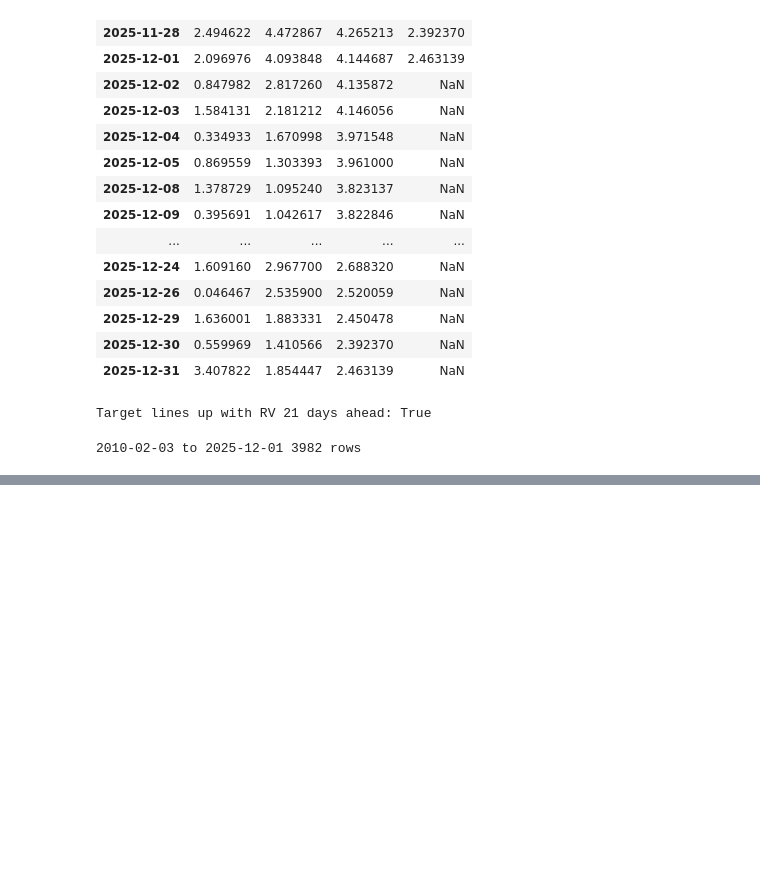
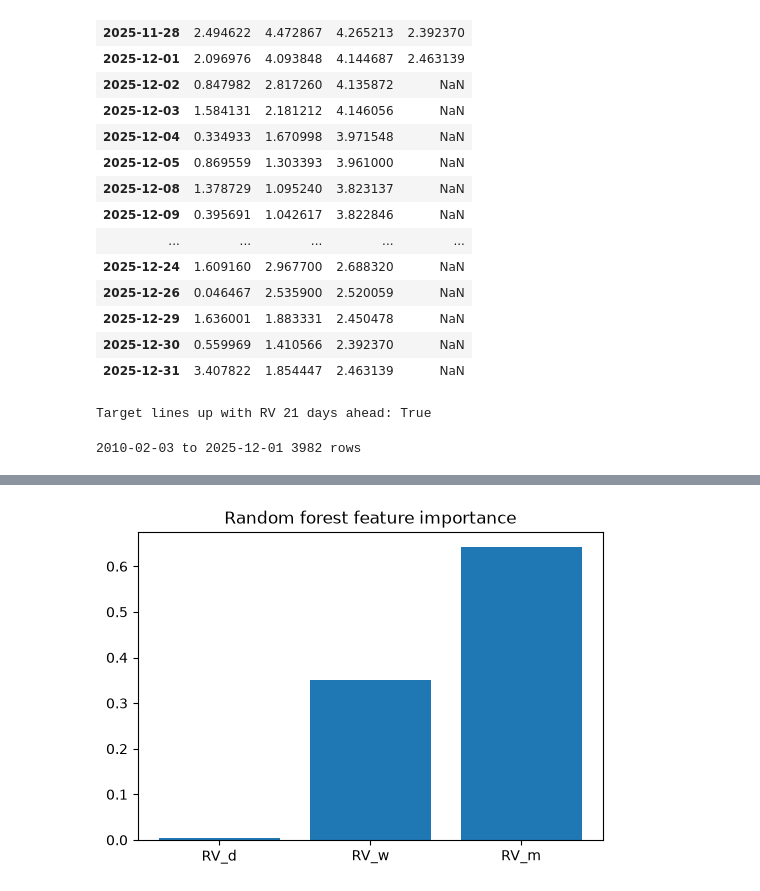
Before and after one commit to lewis-shearer/Stock_Volatility_Forecasting, a Jupyter notebook: volatility_forecasting.ipynb, the cells around one changed output, grey strips where cells are left out. Cells and saved outputs as stored; diff of their text form; code cells hidden in the pictures; blank space fills up the shorter version.

Commit message:
Add purged chronological split with naive, HAR regression, random forest and LSTM forecasts

```diff
--- a/volatility_forecasting.ipynb
+++ b/volatility_forecasting.ipynb
@@ -158,0 +167,10 @@ print(df.index.min().date(), 'to', df.index.max().date(), len(df), 'rows')
+# %%
+GAP = 21
+
+train = df[df.index < '2020-01-01'].iloc[:-GAP]
+val = df[(df.index >= '2020-01-01') & (df.index < '2022-01-01')].iloc[:-GAP]
+test = df[df.index >= '2022-01-01']
+
+print('Train:', train.index.min().date(), 'to', train.index.max().date(), len(train))
+print('Val:  ', val.index.min().date(), 'to', val.index.max().date(), len(val))
+print('Test: ', test.index.min().date(), 'to', test.index.max().date(), len(test))
@@ -158,0 +181,4 @@ print(df.index.min().date(), 'to', df.index.max().date(), len(df), 'rows')
+# %%
+X_train, y_train = train[features], train['Target']
+X_val, y_val = val[features], val['Target']
+X_test, y_test = test[features], test['Target']
@@ -158,0 +207,9 @@ print(df.index.min().date(), 'to', df.index.max().date(), len(df), 'rows')
+# %%
+lreg = LinearRegression()
+lreg.fit(X_train, y_train)
+
+print('Intercept:', round(lreg.intercept_, 3))
+for name, coef in zip(features, lreg.coef_):
+    print(name, round(coef, 3))
+
+evaluate_model(y_val, lreg.predict(X_val), 'HAR (validation)')
@@ -158,0 +231,17 @@ print(df.index.min().date(), 'to', df.index.max().date(), len(df), 'rows')
+# %%
+# try a few depths and keep the one with the lowest validation MAE
+val_scores = {}
+for depth in [2, 3, 5, 8, None]:
+    rf = RandomForestRegressor(n_estimators=200, max_depth=depth, min_samples_leaf=10, random_state=42)
+    rf.fit(X_train, y_train)
+    val_scores[depth] = mean_absolute_error(y_val, rf.predict(X_val))
+    print('max_depth =', depth, ' validation MAE =', round(val_scores[depth], 3))
+
+BEST_DEPTH = min(val_scores, key=val_scores.get)
+print('Best max_depth:', BEST_DEPTH)
+
+rf = RandomForestRegressor(n_estimators=200, max_depth=BEST_DEPTH, min_samples_leaf=10, random_state=42)
+rf.fit(X_train, y_train)
+
+rf_pred = rf.predict(X_test)
+evaluate_model(y_test, rf_pred, 'Random forest')
@@ -158,0 +256,7 @@ print(df.index.min().date(), 'to', df.index.max().date(), len(df), 'rows')
+# %%
+plt.figure(figsize=(6, 4))
+plt.bar(features, rf.feature_importances_)
+plt.title('Random forest feature importance')
+plt.show()
+# %% [output]
+[figure, added]
```
Also changed, not shown: parts of 16 cells of this notebook.
